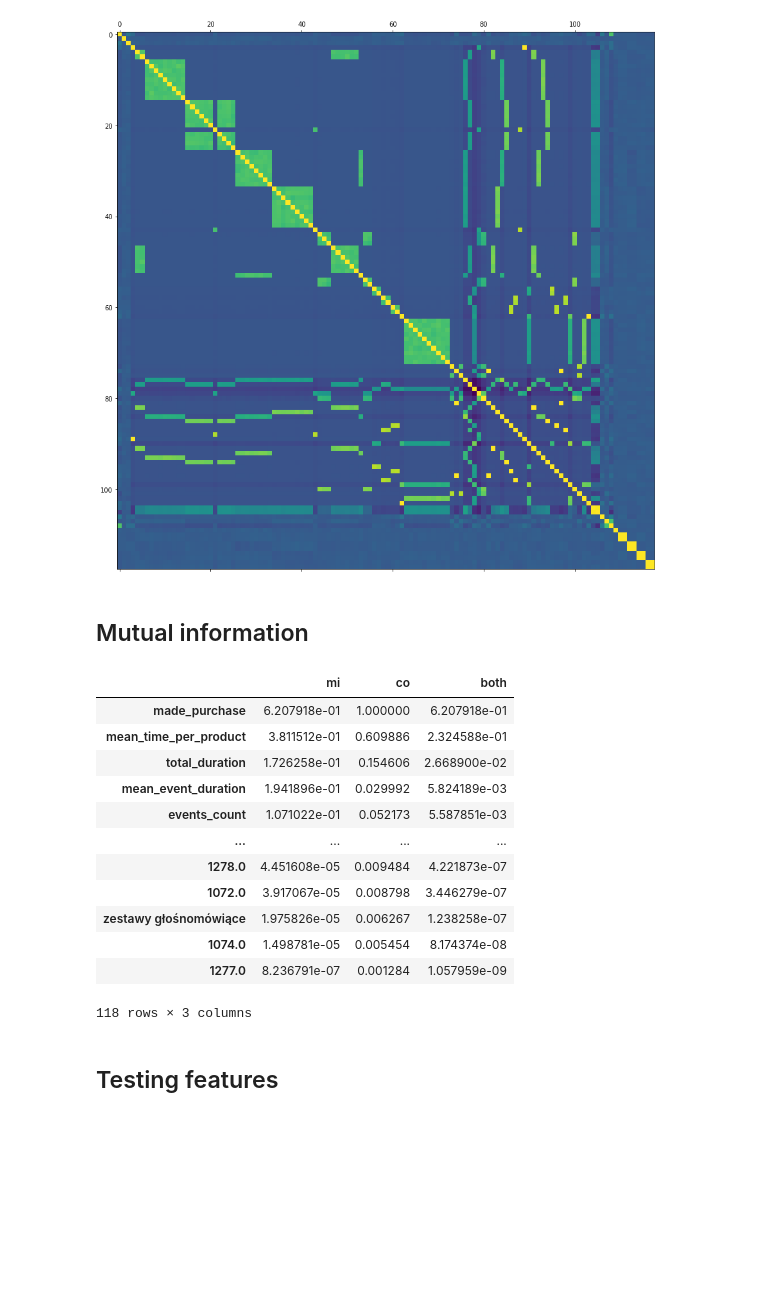
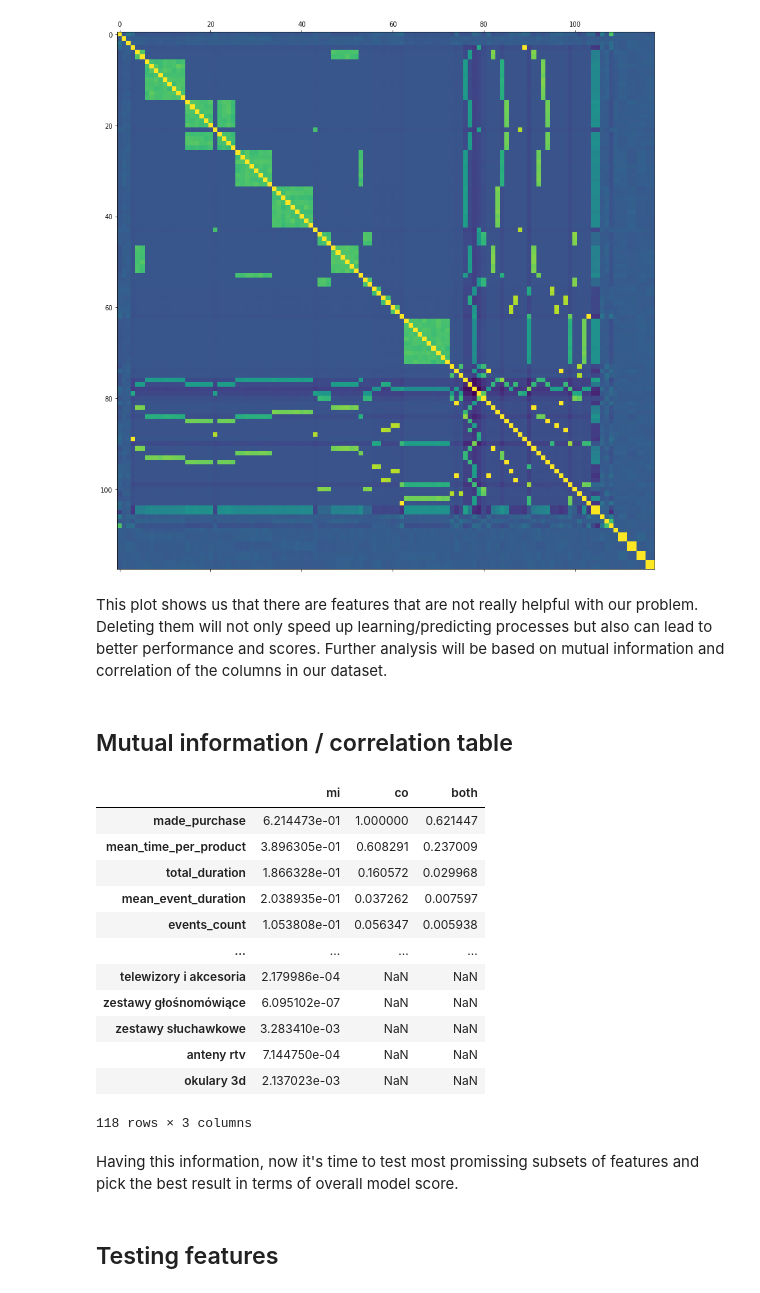
Before and after one commit to matkob/eshoppping, a Jupyter notebook: model_b.ipynb, the cells around one changed output. Saved outputs shown, nothing was run; the diff lists cells and outputs as text; code cells hidden in the pictures; blank space fills up the shorter version.

```diff
--- a/model_b.ipynb
+++ b/model_b.ipynb
@@ -125,8 +134,8 @@ features = multi_hot
 # %% [markdown]
 ## Scaling
 # %%
-numeric = features.select_dtypes(include=['int64', 'float64']).columns
-scaled_numeric = (features[numeric] - features[numeric].mean()) / features[numeric].std()
-scaled = features.drop(numeric, axis=1)
-scaled = pd.concat([scaled, scaled_numeric], axis=1).reset_index(drop=True)
-scaled.shape
+def normalize_numeric(df):
+    numeric = df.select_dtypes(include=['int64', 'float64']).columns
+    scaled_numeric = (df[numeric] - df[numeric].mean()) / df[numeric].std()
+    scaled = df.drop(numeric, axis=1)
+    return pd.concat([scaled, scaled_numeric], axis=1).reset_index(drop=True)
@@ -144,9 +154,13 @@ Normalization helped with our classification problem and now the final score is
-# %%
-features = scaled
+# %%
+preprocessing = [encode_multi_hot, normalize_numeric]
 # %% [markdown]
 # Feature selection
 # %% [markdown]
 After dataset encoding now it's time to select only those features that are most informative. Deleting unwanted noise-producing columns will speed up calculations and improve overall model score.
+# %%
+preprocessed = features
+for func in preprocessing:
+    preprocessed = func(preprocessed)
 # %% [markdown]
 ## Correlation
 # %%
@@ -155,27 +169,31 @@ plt.matshow(features.corr(), fignum=f.number)
 plt.show()
 # %% [output]
 [figure]
+# %% [markdown]
+This plot shows us that there are features that are not really helpful with our problem. Deleting them will not only speed up learning/predicting processes but also can lead to better performance and scores. Further analysis will be based on mutual information and correlation of the columns in our dataset.
 # %% [markdown]
-## Mutual information
+## Mutual information / correlation table
 # %%
-columns = features.columns.to_series()
-mutual_info = columns.apply(lambda c: metrics.mutual_info_score(features[c], features.made_purchase))
+columns = preprocessed.columns.to_series()
+mutual_info = columns.apply(lambda c: metrics.mutual_info_score(preprocessed[c], preprocessed.made_purchase))
 corr = features.corr().made_purchase
 information = pd.DataFrame(data={'mi': mutual_info, 'co': corr.abs(), 'both': mutual_info * corr.abs()})
 information.sort_values(by='both', ascending=False)
 # %% [output]
 |  | mi | co | both |
-| made_purchase | 6.207918e-01 | 1.000000 | 6.207918e-01 |
-| mean_time_per_product | 3.811512e-01 | 0.609886 | 2.324588e-01 |
-| total_duration | 1.726258e-01 | 0.154606 | 2.668900e-02 |
-| mean_event_duration | 1.941896e-01 | 0.029992 | 5.824189e-03 |
-| events_count | 1.071022e-01 | 0.052173 | 5.587851e-03 |
+| made_purchase | 6.214473e-01 | 1.000000 | 0.621447 |
+| mean_time_per_product | 3.896305e-01 | 0.608291 | 0.237009 |
+| total_duration | 1.866328e-01 | 0.160572 | 0.029968 |
+| mean_event_duration | 2.038935e-01 | 0.037262 | 0.007597 |
+| events_count | 1.053808e-01 | 0.056347 | 0.005938 |
 | ... | ... | ... | ... |
-| 1278.0 | 4.451608e-05 | 0.009484 | 4.221873e-07 |
-| 1072.0 | 3.917067e-05 | 0.008798 | 3.446279e-07 |
-| zestawy głośnomówiące | 1.975826e-05 | 0.006267 | 1.238258e-07 |
-| 1074.0 | 1.498781e-05 | 0.005454 | 8.174374e-08 |
-| 1277.0 | 8.236791e-07 | 0.001284 | 1.057959e-09 |
+| telewizory i akcesoria | 2.179986e-04 | NaN | NaN |
+| zestawy głośnomówiące | 6.095102e-07 | NaN | NaN |
+| zestawy słuchawkowe | 3.283410e-03 | NaN | NaN |
+| anteny rtv | 7.144750e-04 | NaN | NaN |
+| okulary 3d | 2.137023e-03 | NaN | NaN |
 118 rows × 3 columns
+# %% [markdown]
+Having this information, now it's time to test most promissing subsets of features and pick the best result in terms of overall model score.
 # %% [markdown]
 ## Testing features
```
Also changed, not shown: parts of 42 cells of this notebook, 16 other files.
